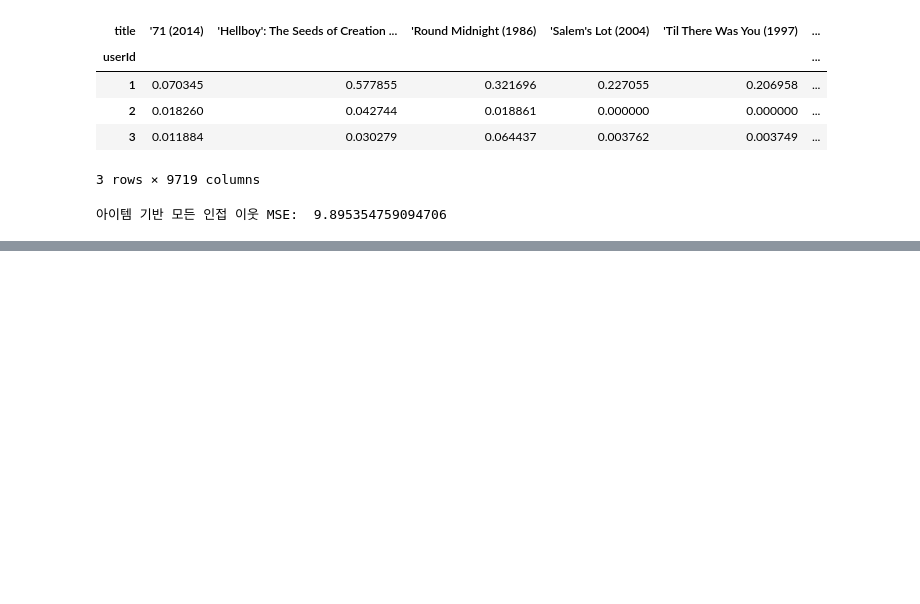
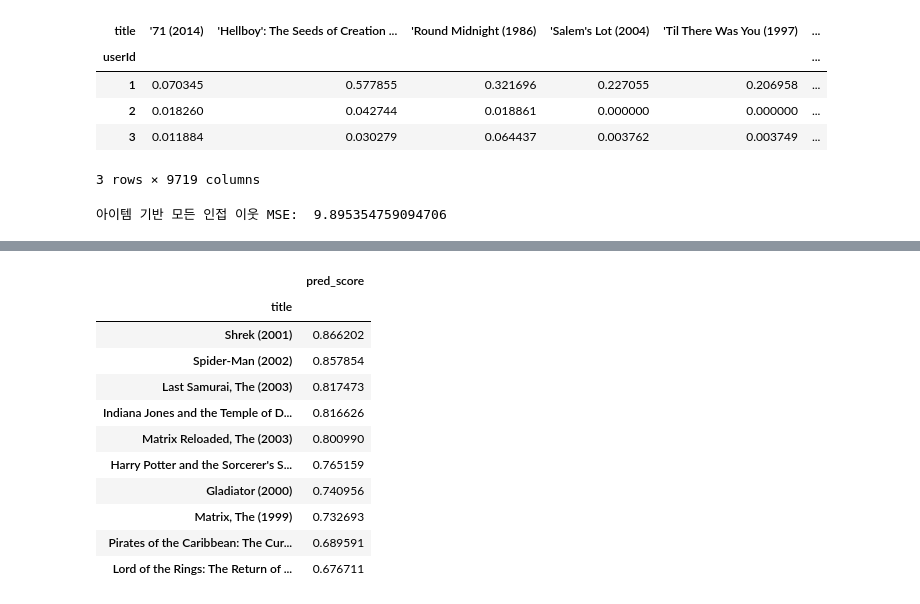
Before and after one commit to minglet/ML_study, a Jupyter notebook: perfect_ml/chap9/item_kn_filtering.ipynb, the cells around one changed output, grey strips where cells are left out. Saved outputs shown, nothing was run; the diff lists cells and outputs as text; code cells hidden in the pictures; blank space fills up the shorter version.

Commit message:
complete item_kn_filtering

```diff
--- a/perfect_ml/chap9/item_kn_filtering.ipynb
+++ b/perfect_ml/chap9/item_kn_filtering.ipynb
@@ -175,2 +198,9 @@ ratings_matrix.values.nonzero()
 # %%
-# top-n 유사도를 가진 데이터들에 대해서만 예측 평점 계산
+# top-n 유사도 기반의 예측 평점 및 MSE 계산
+rating_pred = predict_rating_topsim(ratings_matrix.values, item_sim_df.values)
+# %%
+print('아이템 기반 인접 TOP-20 이웃 MSE: ', get_mse(ratings_pred, ratings_matrix.values))
+
+# 계산된 예측 평점 데이터는 DataFrame으로 재생성
+ratings_pred_matrix = pd.DataFrame(rating_pred, index= ratings_matrix.index,
+                                   columns= ratings_matrix.columns)
@@ -176,0 +230,40 @@ ratings_matrix.values.nonzero()
+# %%
+# 사용자가 관람하지 않은 영화 중에서 아이템 기반의 인접 이웃 협업 필터링으로 영화 추천
+def get_unwatched_movies(ratings_matrix, userId):
+    # userId로 입력받은 사용자의 모든 영화정보 추출하여 Series로 반환함.
+    # 반환된 user_rating 은 영화명(title)을 index로 가지는 Series 객체임.
+    user_rating = ratings_matrix.loc[userId]
+
+    # user_rating이 0보다 크면 기존에 관람한 영화임. 대상 index를 추출하여 list 객체로 만듬
+    already_watched = user_rating[user_rating>0].index.tolist()
+    movies_list = ratings_matrix.columns.tolist()
+    unwatched_list = [movie for movie in movies_list if movie not in already_watched]
+
+    return unwatched_list
+# %%
+# 아이템 기반 유사도로 평점이 부여된 데이터 세트에서 해당 사용자가 관람하지 않은 영화들의 예측 평점이 가장 높은 영화를 추천
+def recommend_movie_by_userId(pred_df, userId, unwatched_list, top_n=10):
+    recommend_movies = pred_df.loc[userId, unwatched_list].sort_values(ascending=False)[:top_n]
+    return recommend_movies
+
+unwatched_list = get_unwatched_movies(ratings_matrix, 9)
+
+# 아이템 기반 인접 이웃 협업 필터링
+recommend_movies = recommend_movie_by_userId(ratings_pred_matrix, 9, unwatched_list)
+
+# 평점 데이터를 DataFrame으로 설정
+recommend_movies_df = pd.DataFrame(recommend_movies.values, index=recommend_movies.index, columns=['pred_score'])
+recommend_movies_df
+# %% [output]
+|  | pred_score |
+| title |  |
+| Shrek (2001) | 0.866202 |
+| Spider-Man (2002) | 0.857854 |
+| Last Samurai, The (2003) | 0.817473 |
+| Indiana Jones and the Temple of D... | 0.816626 |
+| Matrix Reloaded, The (2003) | 0.800990 |
+| Harry Potter and the Sorcerer's S... | 0.765159 |
+| Gladiator (2000) | 0.740956 |
+| Matrix, The (1999) | 0.732693 |
+| Pirates of the Caribbean: The Cur... | 0.689591 |
+| Lord of the Rings: The Return of ... | 0.676711 |
```
Also changed, not shown: parts of 5 cells of this notebook.
